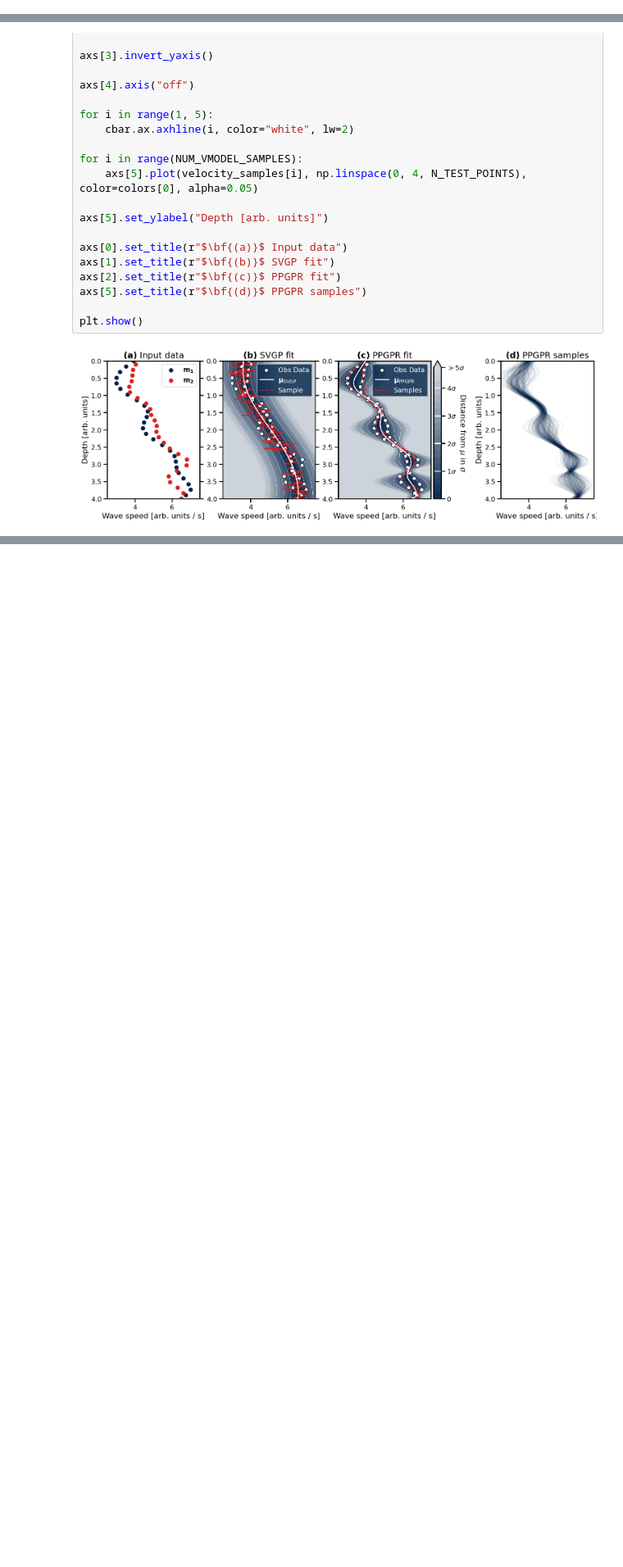
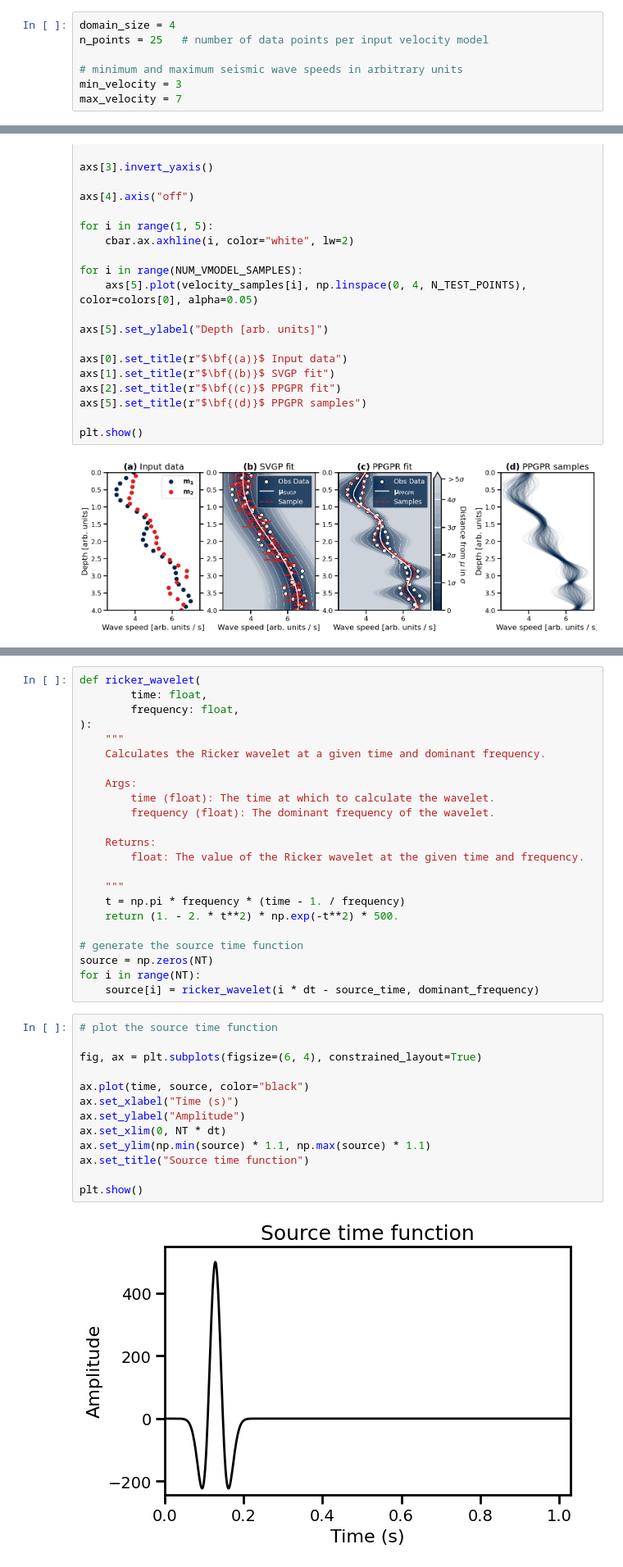
Before and after one commit to sscivier/intelligent-earth-cdt-earthquakes-gp, a Jupyter notebook: workbook.ipynb, the cells around one changed output, grey strips where cells are left out. Shown: that part at 82% size. Saved outputs shown, nothing was run; the diff lists cells and outputs as text; blank space fills up the shorter version.

Commit message:
Added earthquake source and wave propagation hyperparameters

```diff
--- a/workbook.ipynb
+++ b/workbook.ipynb
@@ -280,6 +280,13 @@ def set_seed(seed):
 
 seed = 0
 set_seed(seed)
+# %%
+domain_size = 4
+n_points = 25   # number of data points per input velocity model
+
+# minimum and maximum seismic wave speeds in arbitrary units
+min_velocity = 3
+max_velocity = 7
 # %%
 # PARAMETERS TO CHANGE
 
@@ -593,0 +610,38 @@ plt.show()
+# %%
+def ricker_wavelet(
+        time: float,
+        frequency: float,
+):
+    """
+    Calculates the Ricker wavelet at a given time and dominant frequency.
+
+    Args:
+        time (float): The time at which to calculate the wavelet.
+        frequency (float): The dominant frequency of the wavelet.
+
+    Returns:
+        float: The value of the Ricker wavelet at the given time and frequency.
+
+    """
+    t = np.pi * frequency * (time - 1. / frequency)
+    return (1. - 2. * t**2) * np.exp(-t**2) * 500.
+
+# generate the source time function
+source = np.zeros(NT)
+for i in range(NT):
+    source[i] = ricker_wavelet(i * dt - source_time, dominant_frequency)
+# %%
+# plot the source time function
+
+fig, ax = plt.subplots(figsize=(6, 4), constrained_layout=True)
+
+ax.plot(time, source, color="black")
+ax.set_xlabel("Time (s)")
+ax.set_ylabel("Amplitude")
+ax.set_xlim(0, NT * dt)
+ax.set_ylim(np.min(source) * 1.1, np.max(source) * 1.1)
+ax.set_title("Source time function")
+
+plt.show()
+# %% [output]
+[figure, added]
```
Also changed, not shown: parts of 4 cells of this notebook.
